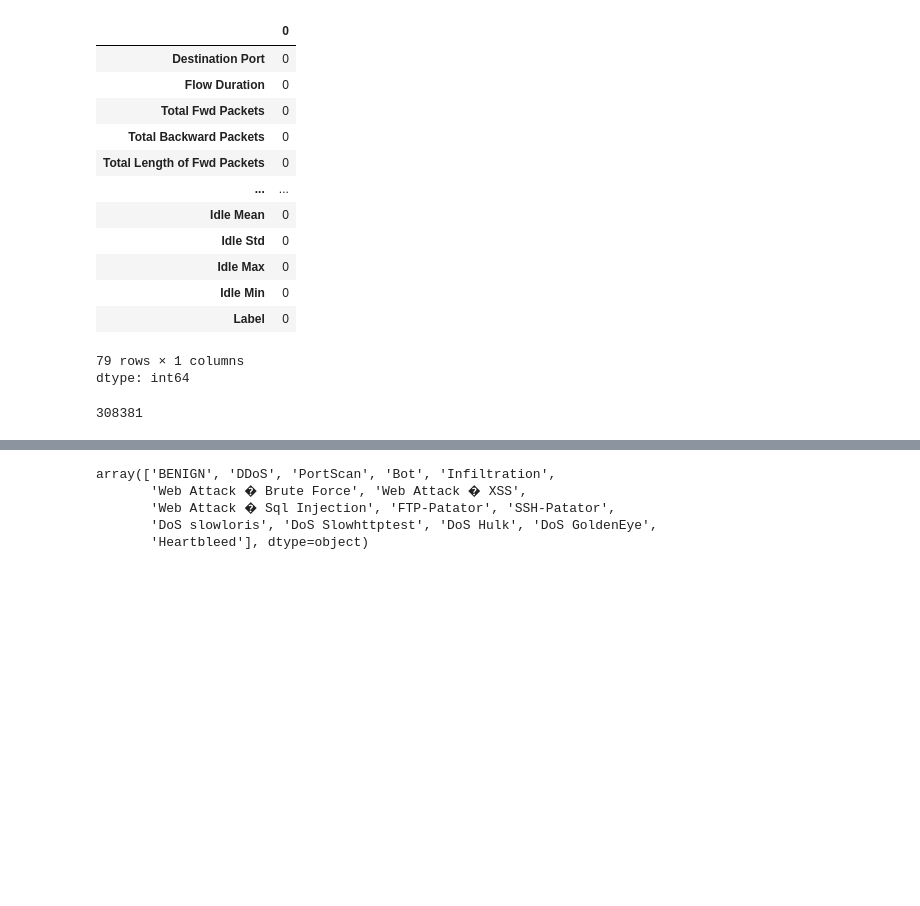
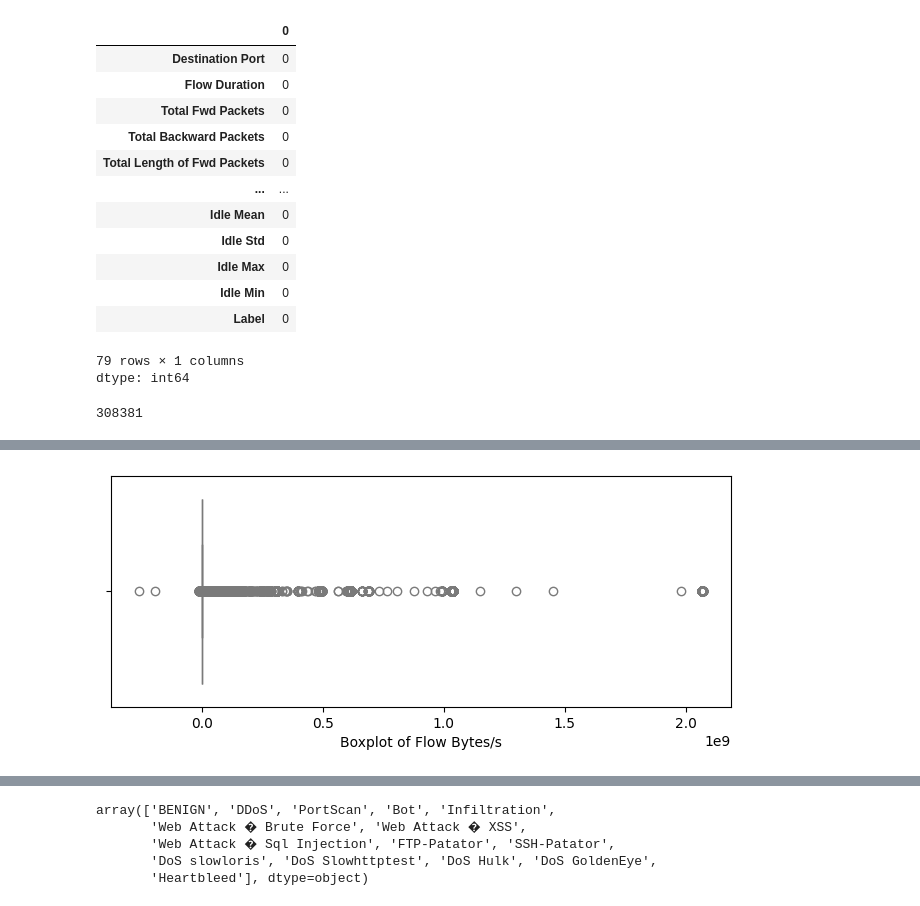
Before and after one commit to Shamiul-693/Intrusion-Detection-System-Using-Machine-Learning-CIC-IDS--2017-dataset-, a Jupyter notebook: Intrusion_Detection_System_Using_Machine_Learning_(CIC_IDS_2017).ipynb, the cells around one changed output, grey strips where cells are left out. Saved outputs shown, nothing was run; the diff lists cells and outputs as text; code cells hidden in the pictures; blank space fills up the shorter version.

```diff
--- a/Intrusion_Detection_System_Using_Machine_Learning_(CIC_IDS_2017).ipynb
+++ b/Intrusion_Detection_System_Using_Machine_Learning_(CIC_IDS_2017).ipynb
@@ -187 +196,11 @@ pd.DataFrame({
+# %%
+df = df.reset_index(drop=True)
+
+# Now, create your box plot
+plt.figure(figsize=(8, 3))
+sns.boxplot(x=df['Flow Bytes/s'])
+plt.xlabel('Boxplot of Flow Bytes/s')
+plt.show()
+# %% [output]
+[figure, added]
 # %%
```
Also changed, not shown: parts of 7 cells of this notebook.
